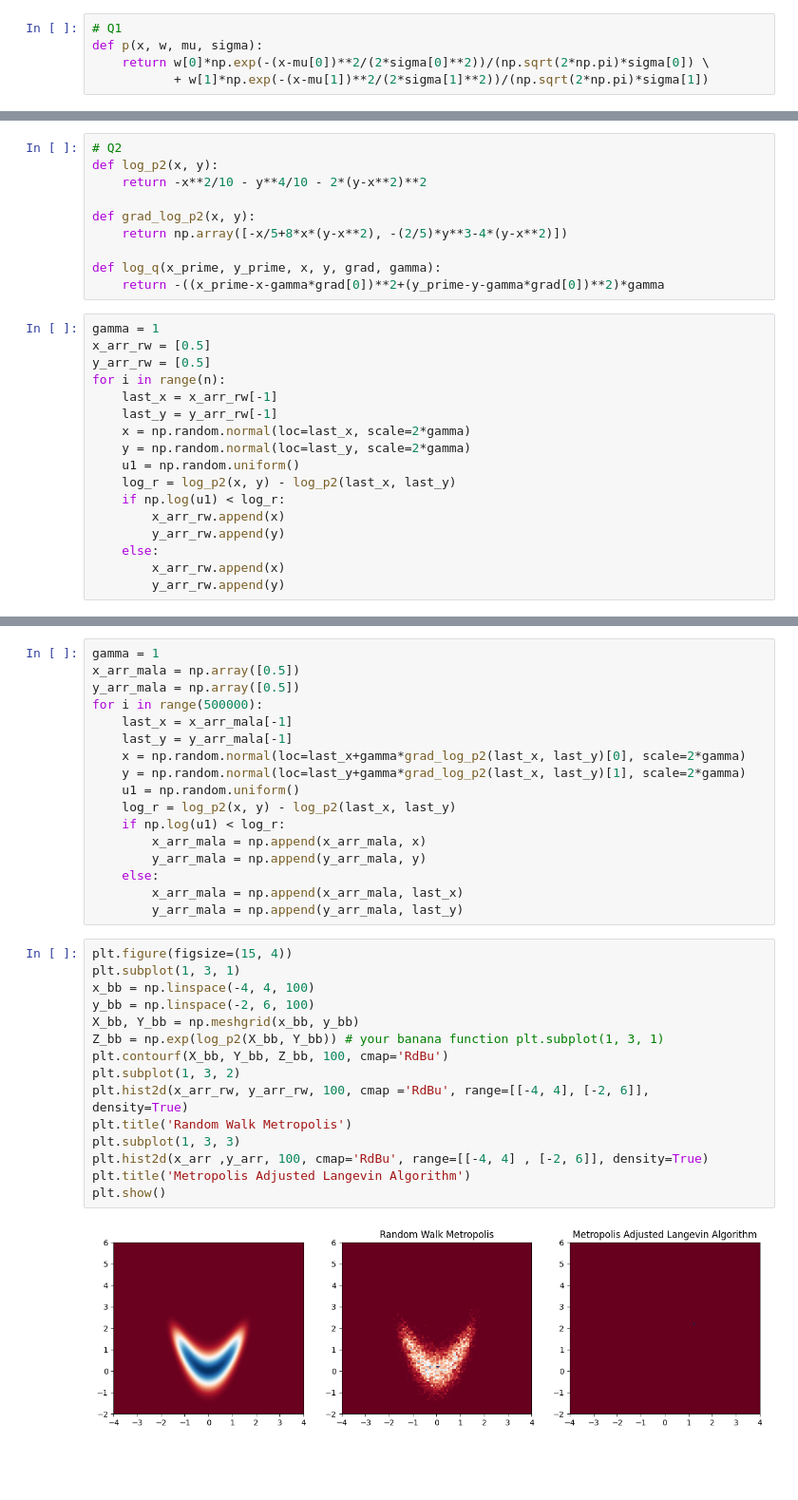
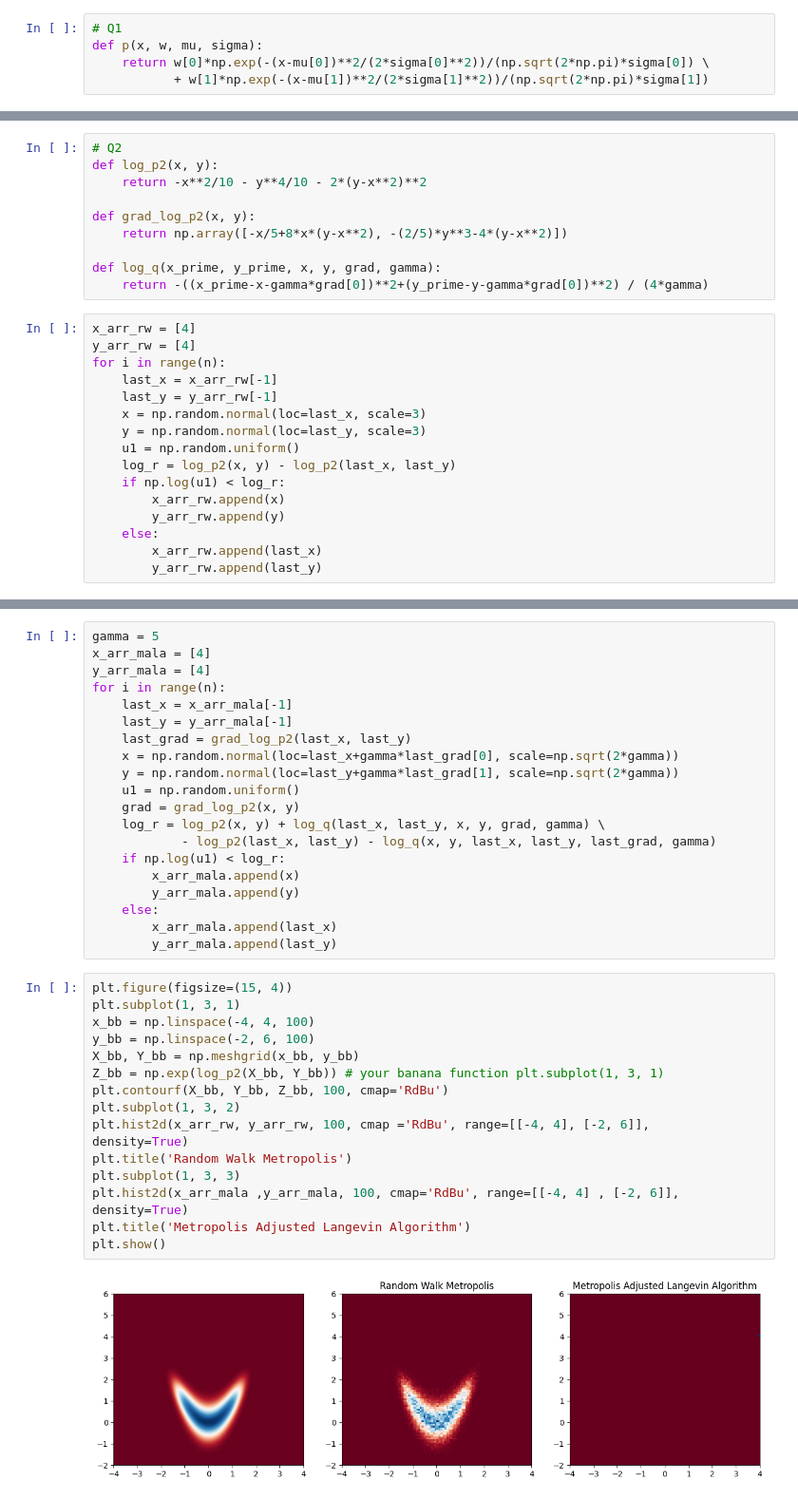
Before and after one commit to Zhuoyue-Huang/stochastic_sim_ex, a Jupyter notebook: tutorial2.ipynb, the cells around one changed output, grey strips where cells are left out. Shown: that part at 95% size. Drawn from its saved outputs; the diff is of its cells as text; blank space fills up the shorter version.

```diff
--- a/tutorial2.ipynb
+++ b/tutorial2.ipynb
@@ -73,21 +73,20 @@ def grad_log_p2(x, y):
     return np.array([-x/5+8*x*(y-x**2), -(2/5)*y**3-4*(y-x**2)])
 
 def log_q(x_prime, y_prime, x, y, grad, gamma):
-    return -((x_prime-x-gamma*grad[0])**2+(y_prime-y-gamma*grad[0])**2)*gamma
+    return -((x_prime-x-gamma*grad[0])**2+(y_prime-y-gamma*grad[0])**2) / (4*gamma)
 # %%
-gamma = 1
-x_arr_rw = [0.5]
-y_arr_rw = [0.5]
+x_arr_rw = [4]
+y_arr_rw = [4]
 for i in range(n):
     last_x = x_arr_rw[-1]
     last_y = y_arr_rw[-1]
-    x = np.random.normal(loc=last_x, scale=2*gamma)
-    y = np.random.normal(loc=last_y, scale=2*gamma)
+    x = np.random.normal(loc=last_x, scale=3)
+    y = np.random.normal(loc=last_y, scale=3)
     u1 = np.random.uniform()
     log_r = log_p2(x, y) - log_p2(last_x, last_y)
     if np.log(u1) < log_r:
         x_arr_rw.append(x)
         y_arr_rw.append(y)
     else:
-        x_arr_rw.append(x)
-        y_arr_rw.append(y)
+        x_arr_rw.append(last_x)
+        y_arr_rw.append(last_y)
@@ -96,35 +93,38 @@ KeyboardInterrupt:
 # %%
-gamma = 1
-x_arr_mala = np.array([0.5])
-y_arr_mala = np.array([0.5])
-for i in range(500000):
+gamma = 5
+x_arr_mala = [4]
+y_arr_mala = [4]
+for i in range(n):
     last_x = x_arr_mala[-1]
     last_y = y_arr_mala[-1]
-    x = np.random.normal(loc=last_x+gamma*grad_log_p2(last_x, last_y)[0], scale=2*gamma)
-    y = np.random.normal(loc=last_y+gamma*grad_log_p2(last_x, last_y)[1], scale=2*gamma)
+    last_grad = grad_log_p2(last_x, last_y)
+    x = np.random.normal(loc=last_x+gamma*last_grad[0], scale=np.sqrt(2*gamma))
+    y = np.random.normal(loc=last_y+gamma*last_grad[1], scale=np.sqrt(2*gamma))
     u1 = np.random.uniform()
-    log_r = log_p2(x, y) - log_p2(last_x, last_y)
+    grad = grad_log_p2(x, y)
+    log_r = log_p2(x, y) + log_q(last_x, last_y, x, y, grad, gamma) \
+            - log_p2(last_x, last_y) - log_q(x, y, last_x, last_y, last_grad, gamma)
     if np.log(u1) < log_r:
-        x_arr_mala = np.append(x_arr_mala, x)
-        y_arr_mala = np.append(y_arr_mala, y)
+        x_arr_mala.append(x)
+        y_arr_mala.append(y)
     else:
-        x_arr_mala = np.append(x_arr_mala, last_x)
-        y_arr_mala = np.append(y_arr_mala, last_y)
+        x_arr_mala.append(last_x)
+        y_arr_mala.append(last_y)
 # %%
 plt.figure(figsize=(15, 4))
 plt.subplot(1, 3, 1)
 x_bb = np.linspace(-4, 4, 100)
 y_bb = np.linspace(-2, 6, 100)
 X_bb, Y_bb = np.meshgrid(x_bb, y_bb)
 Z_bb = np.exp(log_p2(X_bb, Y_bb)) # your banana function plt.subplot(1, 3, 1)
 plt.contourf(X_bb, Y_bb, Z_bb, 100, cmap='RdBu')
 plt.subplot(1, 3, 2)
 plt.hist2d(x_arr_rw, y_arr_rw, 100, cmap ='RdBu', range=[[-4, 4], [-2, 6]],
 density=True)
 plt.title('Random Walk Metropolis')
 plt.subplot(1, 3, 3)
-plt.hist2d(x_arr ,y_arr, 100, cmap='RdBu', range=[[-4, 4] , [-2, 6]], density=True)
+plt.hist2d(x_arr_mala ,y_arr_mala, 100, cmap='RdBu', range=[[-4, 4] , [-2, 6]], density=True)
 plt.title('Metropolis Adjusted Langevin Algorithm')
 plt.show()
 # %% [output]
-[figure, old version]
+[figure, new version]
```
Also changed, not shown: parts of 5 cells of this notebook.
